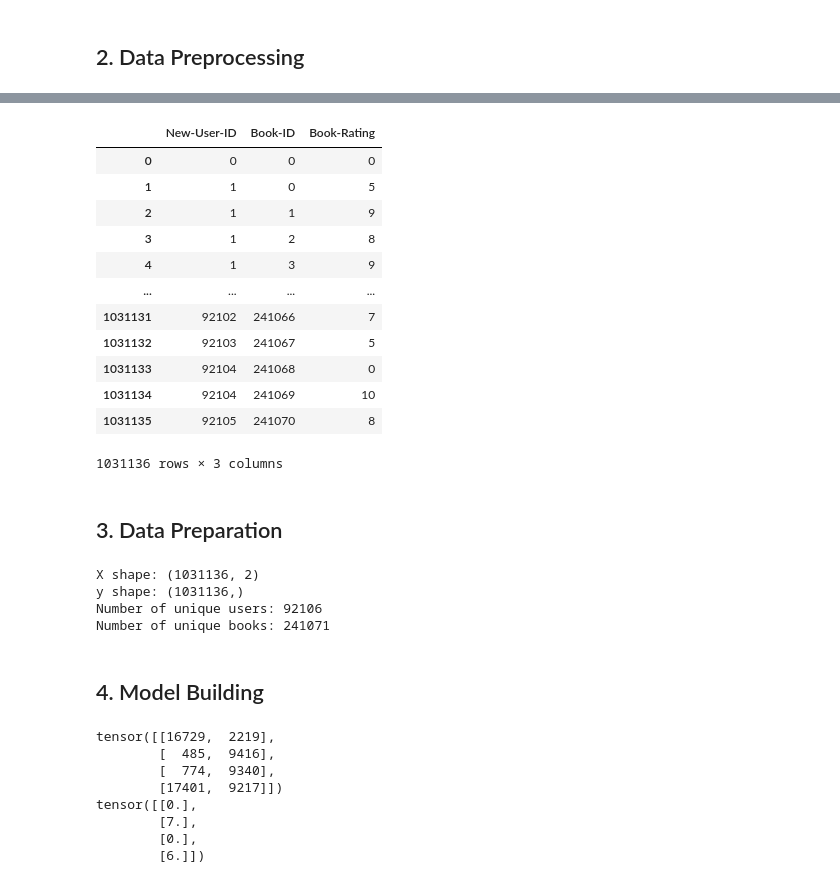
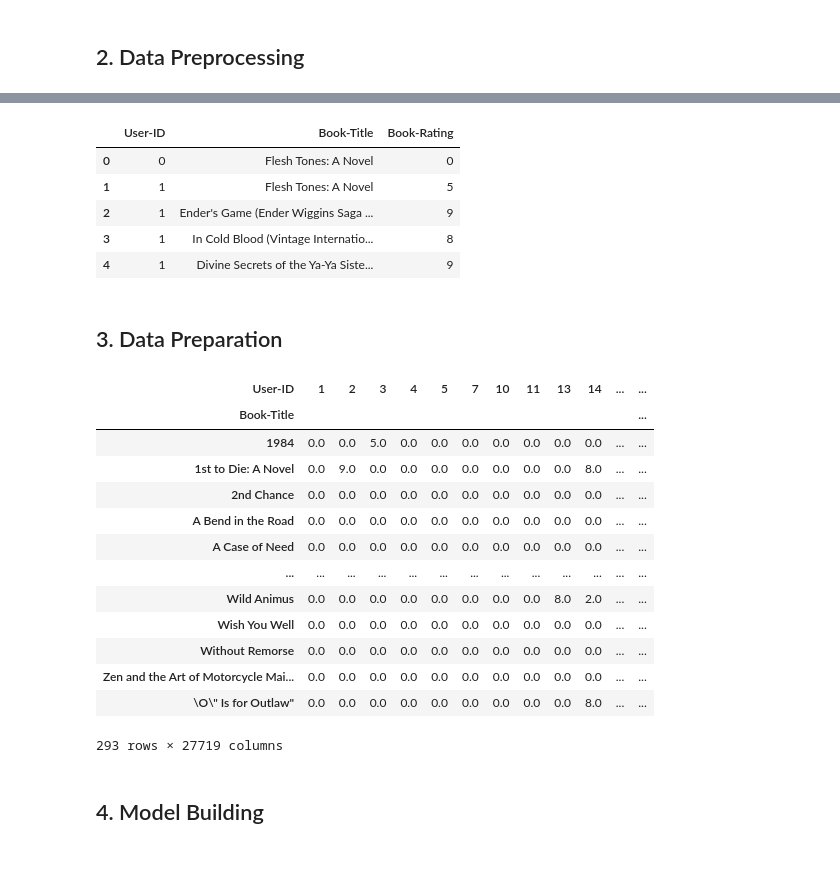
Before and after one commit to shubhamwankar/Book_Recommendation_System, a Jupyter notebook: model.ipynb, the cells around one changed output, grey strips where cells are left out. Cells and saved outputs as stored; diff of their text form; code cells hidden in the pictures.

```diff
--- a/model.ipynb
+++ b/model.ipynb
@@ -49,9 +65,9 @@ user_book_ratings_df
 # %%
 # Creating a dictionary of unique Book-Titles and creating a new column
-book_dict = {}
+book_2_id_dict = {}
 for idx, book in enumerate(user_book_ratings_df['Book-Title'].unique()):
-    book_dict[book] = idx
-user_book_ratings_df['Book-ID'] = user_book_ratings_df['Book-Title'].map(book_dict)
+    book_2_id_dict[book] = idx
+user_book_ratings_df['Book-ID'] = user_book_ratings_df['Book-Title'].map(book_2_id_dict)
 # %%
 # Creating a dictionary of unique User-IDs and creating a new column
 user_dict = {}
@@ -60,23 +76,17 @@ for idx, user in enumerate(user_book_ratings_df['User-ID'].unique()):
 user_book_ratings_df['New-User-ID'] = user_book_ratings_df['User-ID'].map(user_dict)
 # %%
 # Creating Final DF to use
-final_df = user_book_ratings_df[['New-User-ID', 'Book-ID', 'Book-Rating']]
+final_df = user_book_ratings_df[['New-User-ID', 'Book-Title', 'Book-Rating']]
 # %%
 # Final DF look
-final_df
+final_df = final_df.rename(columns={'New-User-ID': 'User-ID'})
+final_df.head()
 # %% [output]
-|  | New-User-ID | Book-ID | Book-Rating |
-| 0 | 0 | 0 | 0 |
-| 1 | 1 | 0 | 5 |
-| 2 | 1 | 1 | 9 |
-| 3 | 1 | 2 | 8 |
-| 4 | 1 | 3 | 9 |
-| ... | ... | ... | ... |
-| 1031131 | 92102 | 241066 | 7 |
-| 1031132 | 92103 | 241067 | 5 |
-| 1031133 | 92104 | 241068 | 0 |
-| 1031134 | 92104 | 241069 | 10 |
-| 1031135 | 92105 | 241070 | 8 |
+|  | User-ID | Book-Title | Book-Rating |
+| 0 | 0 | Flesh Tones: A Novel | 0 |
+| 1 | 1 | Flesh Tones: A Novel | 5 |
+| 2 | 1 | Ender's Game (Ender Wiggins Saga ... | 9 |
+| 3 | 1 | In Cold Blood (Vintage Internatio... | 8 |
+| 4 | 1 | Divine Secrets of the Ya-Ya Siste... | 9 |
-1031136 rows × 3 columns
 # %% [markdown]
 ## 3. Data Preparation
@@ -88,13 +92,0 @@ y = final_df['Book-Rating']
-# %%
-# Checking X and y shape and number of unique users and books
-print(f"X shape: {X.shape}")
-print(f"y shape: {y.shape}")
-n_users = X['user-id'].nunique()
-n_books = X['book-id'].nunique()
-print(f"Number of unique users: {n_users}")
-print(f"Number of unique books: {n_books}")
-# %% [output]
-X shape: (1031136, 2)
-y shape: (1031136,)
-Number of unique users: 92106
-Number of unique books: 241071
@@ -101,2 +107,19 @@ Number of unique books: 241071
+# %%
+pivot_df
+# %% [output]
+| User-ID | 1 | 2 | 3 | 4 | 5 | 7 | 10 | 11 | 13 | 14 | ... | ... |
+| Book-Title |  |  |  |  |  |  |  |  |  |  |  | ... |
+| 1984 | 0.0 | 0.0 | 5.0 | 0.0 | 0.0 | 0.0 | 0.0 | 0.0 | 0.0 | 0.0 | ... | ... |
+| 1st to Die: A Novel | 0.0 | 9.0 | 0.0 | 0.0 | 0.0 | 0.0 | 0.0 | 0.0 | 0.0 | 8.0 | ... | ... |
+| 2nd Chance | 0.0 | 0.0 | 0.0 | 0.0 | 0.0 | 0.0 | 0.0 | 0.0 | 0.0 | 0.0 | ... | ... |
+| A Bend in the Road | 0.0 | 0.0 | 0.0 | 0.0 | 0.0 | 0.0 | 0.0 | 0.0 | 0.0 | 0.0 | ... | ... |
+| A Case of Need | 0.0 | 0.0 | 0.0 | 0.0 | 0.0 | 0.0 | 0.0 | 0.0 | 0.0 | 0.0 | ... | ... |
+| ... | ... | ... | ... | ... | ... | ... | ... | ... | ... | ... | ... | ... |
+| Wild Animus | 0.0 | 0.0 | 0.0 | 0.0 | 0.0 | 0.0 | 0.0 | 0.0 | 8.0 | 2.0 | ... | ... |
+| Wish You Well | 0.0 | 0.0 | 0.0 | 0.0 | 0.0 | 0.0 | 0.0 | 0.0 | 0.0 | 0.0 | ... | ... |
+| Without Remorse | 0.0 | 0.0 | 0.0 | 0.0 | 0.0 | 0.0 | 0.0 | 0.0 | 0.0 | 0.0 | ... | ... |
+| Zen and the Art of Motorcycle Mai... | 0.0 | 0.0 | 0.0 | 0.0 | 0.0 | 0.0 | 0.0 | 0.0 | 0.0 | 0.0 | ... | ... |
+| \O\" Is for Outlaw" | 0.0 | 0.0 | 0.0 | 0.0 | 0.0 | 0.0 | 0.0 | 0.0 | 0.0 | 8.0 | ... | ... |
+293 rows × 27719 columns
 # %% [markdown]
 ## 4. Model Building
@@ -151,15 +125,0 @@ def batches(X, y, bs=32, shuffle=True):
-# %%
-
-for x_batch, y_batch in batches(X, y, bs=4):
-    print(x_batch)
-    print(y_batch)
-    break
-# %% [output]
-tensor([[16729,  2219],
-        [  485,  9416],
-        [  774,  9340],
-        [17401,  9217]])
-tensor([[0.],
-        [7.],
-        [0.],
-        [6.]])
```
Also changed, not shown: parts of 33 cells of this notebook, 6 other files.
